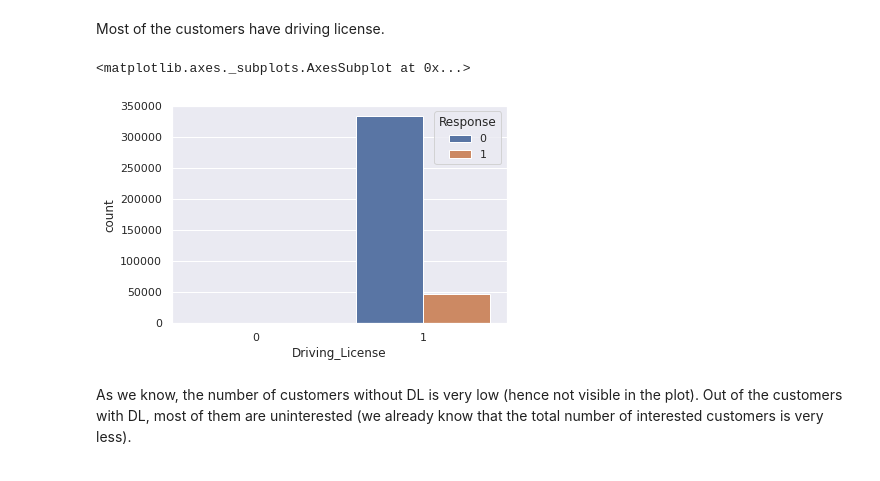
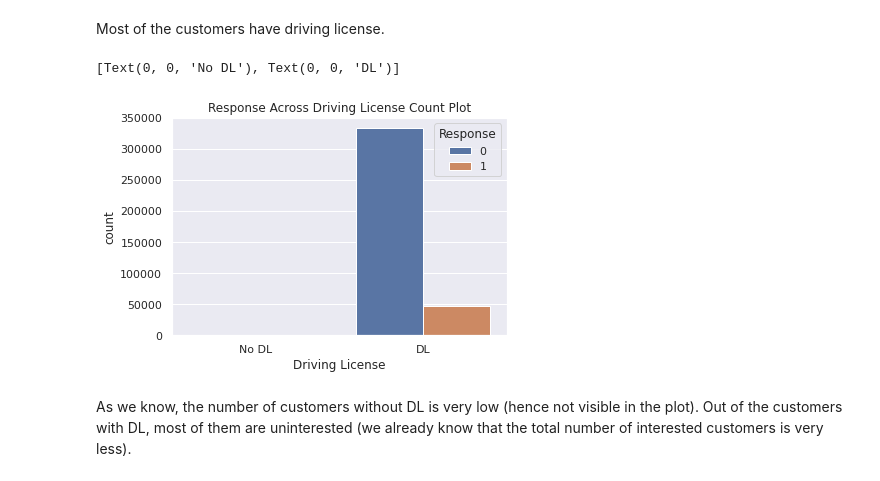
Before and after one commit to nihalhabeeb/Health_Insurance_Cross_Sell_Prediction, a Jupyter notebook: Health_Insurance_Cross_Sell_Prediction_Capstone_Project.ipynb, the cells around one changed output. Saved outputs shown, nothing was run; the diff lists cells and outputs as text; code cells hidden in the pictures.

```diff
--- a/Health_Insurance_Cross_Sell_Prediction_Capstone_Project.ipynb
+++ b/Health_Insurance_Cross_Sell_Prediction_Capstone_Project.ipynb
@@ -61,7 +79,7 @@ drive.mount('/content/drive')
 # %% [output]
 Drive already mounted at /content/drive; to attempt to forcibly remount, call drive.mount("/content/drive", force_remount=True).
 # %%
-data = pd.read_csv('/content/drive/MyDrive/AlmaBetter/Supervised ML Classification - Nihal Habeeb/TRAIN-HEALTH INSURANCE CROSS SELL PREDICTION.csv')
+data = pd.read_csv('/content/drive/MyDrive/AlmaBetter/Health Insurance Cross Sell Prediction - Nihal Habeeb/TRAIN-HEALTH INSURANCE CROSS SELL PREDICTION.csv')
 data.shape
 # %% [output]
 (381109, 12)
@@ -191,11 +213,16 @@ Name: Driving_License, dtype: int64
 # %% [markdown]
 Most of the customers have driving license.
 # %%
+fig = plt.figure(figsize = (6,4))
+ax = fig.gca()
 # response count for customers with and without DL
 sns.countplot(data['Driving_License'],hue=data['Response'])
+plt.title("Response Across Driving License Count Plot")
+plt.xlabel("Driving License")
+ax.xaxis.set_ticklabels(['No DL','DL'])
 # %% [output]
-<matplotlib.axes._subplots.AxesSubplot at 0x...>
+[Text(0, 0, 'No DL'), Text(0, 0, 'DL')]
-[figure, old version]
+[figure, new version]
 # %% [markdown]
 As we know, the number of customers without DL is very low (hence not visible in the plot). Out of the customers with DL, most of them are uninterested (we already know that the total number of interested customers is very less).
 # %%
```
Also changed, not shown: parts of 125 cells of this notebook.
